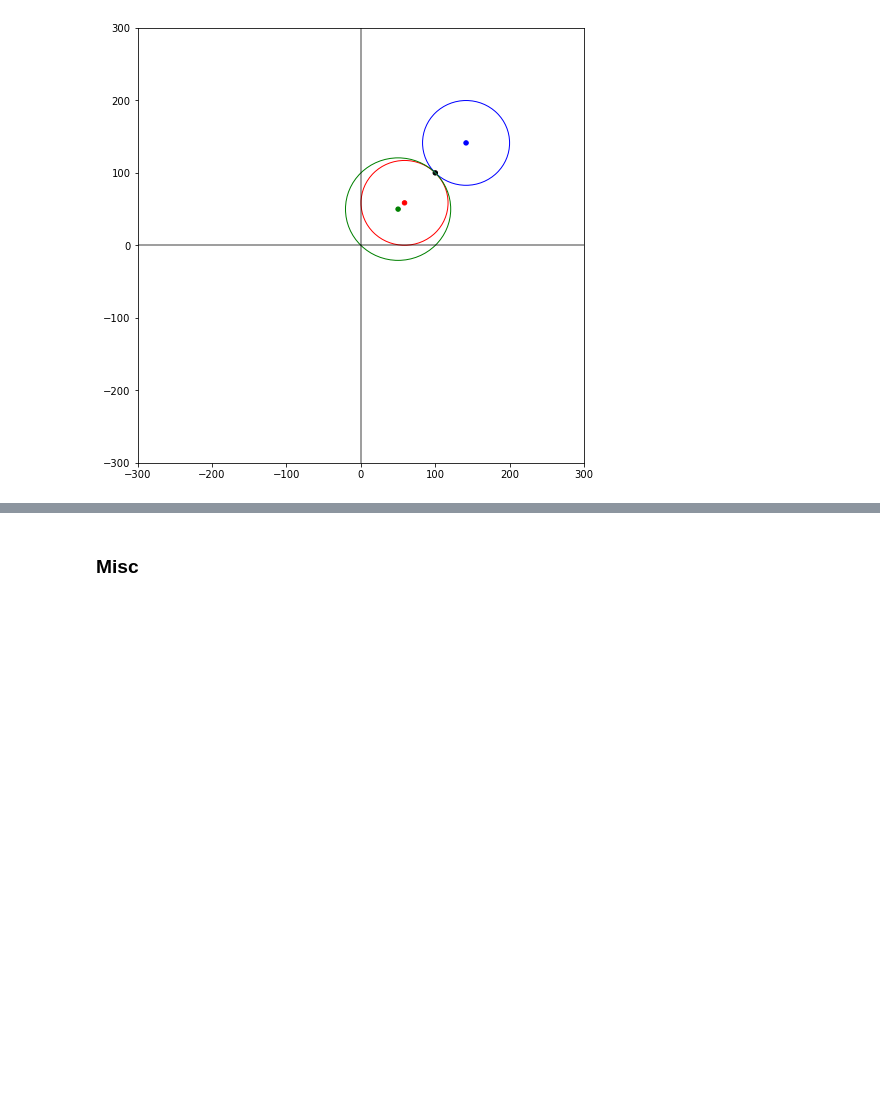
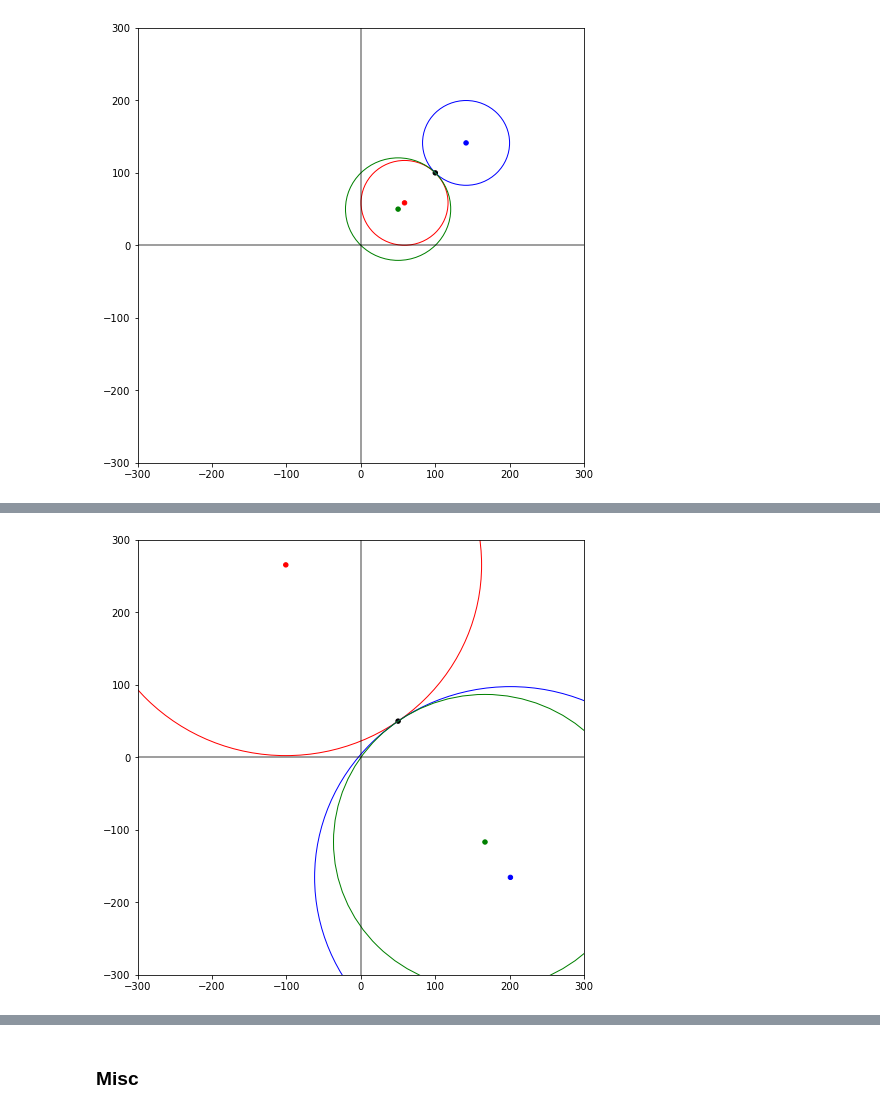
Before and after one commit to srosenzweig09/L1TMuonSimulationsMar2017, a Jupyter notebook: Analyzers/test8/sign_of_d0.ipynb, the cells around one changed output, grey strips where cells are left out. Drawn from its saved outputs; the diff is of its cells as text; code cells hidden in the pictures; blank space fills up the shorter version.

```diff
--- a/Analyzers/test8/sign_of_d0.ipynb
+++ b/Analyzers/test8/sign_of_d0.ipynb
@@ -388,0 +443,26 @@ plt.show()
+# %%
+from matplotlib.patches import Circle
+vertex = Circle((xv, yv), 3, color='k')
+center = Circle((xc, yc), 3, color='r')
+circ = Circle((xc, yc), R, color='r', fill=False)
+center1 = Circle((xc1, yc1), 3, color='b')
+circ1 = Circle((xc1, yc1), R1, color='b', fill=False)
+center2 = Circle((xc2, yc2), 3, color='g')
+circ2 = Circle((xc2, yc2), R2, color='g', fill=False)
+
+fig, ax = plt.subplots(figsize=(8,8))
+ax.add_artist(vertex)
+ax.add_artist(center)
+ax.add_artist(circ)
+ax.add_artist(center1)
+ax.add_artist(circ1)
+ax.add_artist(center2)
+ax.add_artist(circ2)
+ax.axhline(y=0, alpha=0.5, color='black')
+ax.axvline(x=0, alpha=0.5, color='black')
+ax.set_xlim((-300, 300))
+ax.set_ylim((-300, 300))
+
+plt.show()
+# %% [output]
+[figure, added]
```
Also changed, not shown: parts of 10 cells of this notebook.
